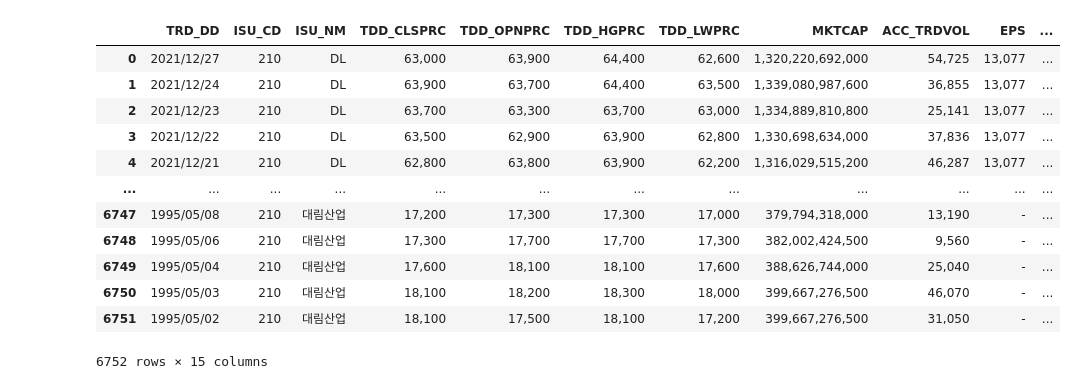
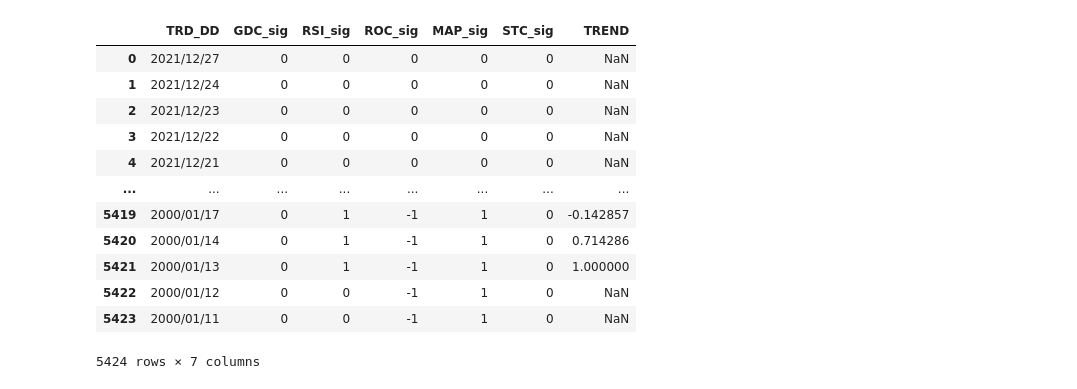
Before and after one commit to baeksumin/k-project, a Jupyter notebook: data_preprocessing/AWS_sagemaker.ipynb, the cells around one changed output. Saved outputs shown, nothing was run; the diff lists cells and outputs as text; code cells hidden in the pictures.

```diff
--- a/data_preprocessing/AWS_sagemaker.ipynb
+++ b/data_preprocessing/AWS_sagemaker.ipynb
@@ -16,19 +1366,18 @@ sklearn_processor = SKLearnProcessor(
 # %%
-# 파일 확인
-input_data = "s3://sagemaker-kproject/data/KR7000210005.csv".format(region)
-df = pd.read_csv(input_data)
-df
+processed_data = "s3://sagemaker-kproject/processed_data/KR7037370004.csv".format(region)
+processed_data = pd.read_csv(processed_data)
+processed_data
 # %% [output]
-|  | TRD_DD | ISU_CD | ISU_NM | TDD_CLSPRC | TDD_OPNPRC | TDD_HGPRC | TDD_LWPRC | MKTCAP | ACC_TRDVOL | EPS | ... |
-| 0 | 2021/12/27 | 210 | DL | 63,000 | 63,900 | 64,400 | 62,600 | 1,320,220,692,000 | 54,725 | 13,077 | ... |
-| 1 | 2021/12/24 | 210 | DL | 63,900 | 63,700 | 64,400 | 63,500 | 1,339,080,987,600 | 36,855 | 13,077 | ... |
-| 2 | 2021/12/23 | 210 | DL | 63,700 | 63,300 | 63,700 | 63,000 | 1,334,889,810,800 | 25,141 | 13,077 | ... |
-| 3 | 2021/12/22 | 210 | DL | 63,500 | 62,900 | 63,900 | 62,800 | 1,330,698,634,000 | 37,836 | 13,077 | ... |
-| 4 | 2021/12/21 | 210 | DL | 62,800 | 63,800 | 63,900 | 62,200 | 1,316,029,515,200 | 46,287 | 13,077 | ... |
-| ... | ... | ... | ... | ... | ... | ... | ... | ... | ... | ... | ... |
-| 6747 | 1995/05/08 | 210 | 대림산업 | 17,200 | 17,300 | 17,300 | 17,000 | 379,794,318,000 | 13,190 | - | ... |
-| 6748 | 1995/05/06 | 210 | 대림산업 | 17,300 | 17,700 | 17,700 | 17,300 | 382,002,424,500 | 9,560 | - | ... |
-| 6749 | 1995/05/04 | 210 | 대림산업 | 17,600 | 18,100 | 18,100 | 17,600 | 388,626,744,000 | 25,040 | - | ... |
-| 6750 | 1995/05/03 | 210 | 대림산업 | 18,100 | 18,200 | 18,300 | 18,000 | 399,667,276,500 | 46,070 | - | ... |
-| 6751 | 1995/05/02 | 210 | 대림산업 | 18,100 | 17,500 | 18,100 | 17,200 | 399,667,276,500 | 31,050 | - | ... |
+|  | TRD_DD | GDC_sig | RSI_sig | ROC_sig | MAP_sig | STC_sig | TREND |
+| 0 | 2021/12/27 | 0 | 0 | 0 | 0 | 0 | NaN |
+| 1 | 2021/12/24 | 0 | 0 | 0 | 0 | 0 | NaN |
+| 2 | 2021/12/23 | 0 | 0 | 0 | 0 | 0 | NaN |
+| 3 | 2021/12/22 | 0 | 0 | 0 | 0 | 0 | NaN |
+| 4 | 2021/12/21 | 0 | 0 | 0 | 0 | 0 | NaN |
+| ... | ... | ... | ... | ... | ... | ... | ... |
+| 5419 | 2000/01/17 | 0 | 1 | -1 | 1 | 0 | -0.142857 |
+| 5420 | 2000/01/14 | 0 | 1 | -1 | 1 | 0 | 0.714286 |
+| 5421 | 2000/01/13 | 0 | 1 | -1 | 1 | 0 | 1.000000 |
+| 5422 | 2000/01/12 | 0 | 0 | -1 | 1 | 0 | NaN |
+| 5423 | 2000/01/11 | 0 | 0 | -1 | 1 | 0 | NaN |
-6752 rows × 15 columns
+5424 rows × 7 columns
```
Also changed, not shown: parts of 9 cells of this notebook.
